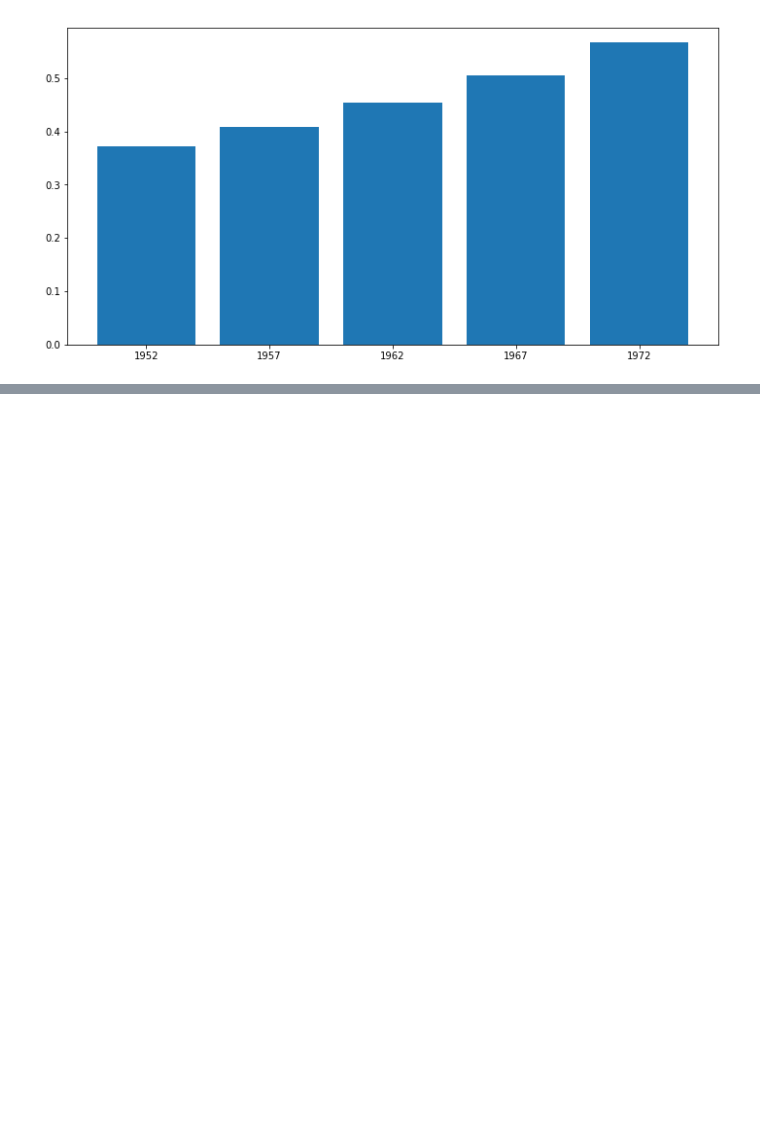
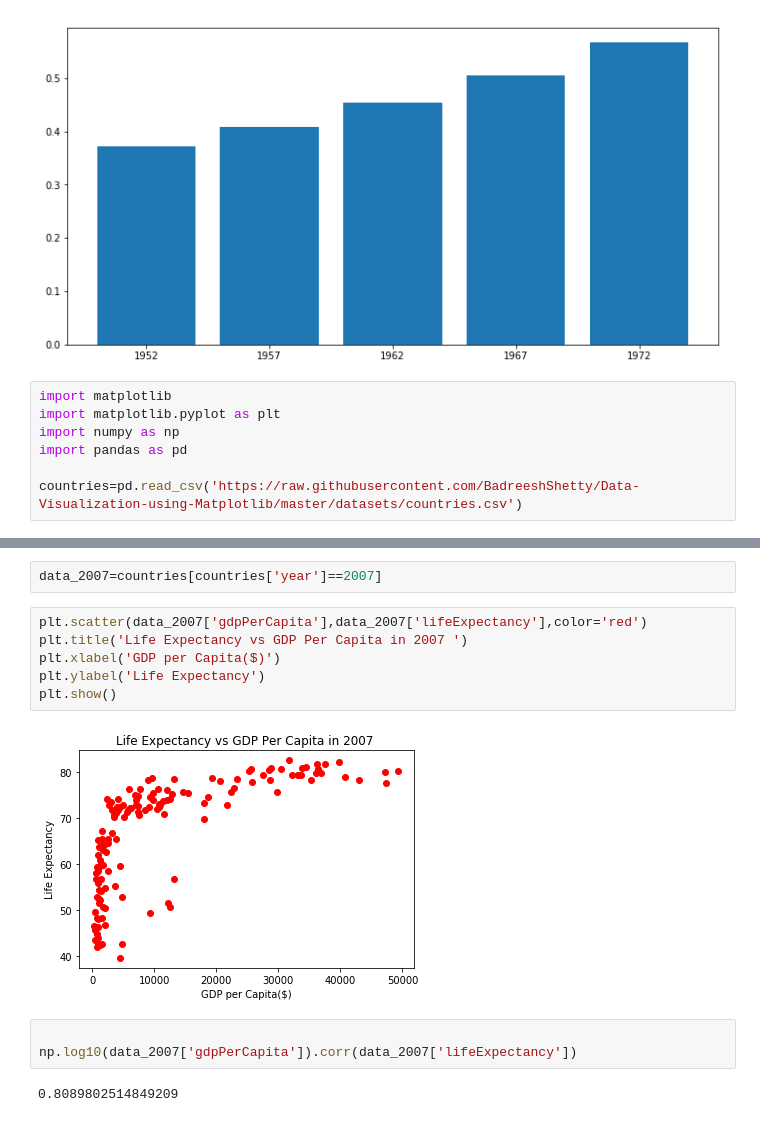
Before and after one commit to krishnasr/pyth-work, a Jupyter notebook: graph.ipynb, the cells around one changed output, grey strips where cells are left out. Drawn from its saved outputs; the diff is of its cells as text; blank space fills up the shorter version.

```diff
--- a/graph.ipynb
+++ b/graph.ipynb
@@ -356,3 +356,10 @@ plt.xticks(x,data_11['year'])
 plt.show()
 # %% [output]
 [figure]
+# %%
+import matplotlib
+import matplotlib.pyplot as plt
+import numpy as np
+import pandas as pd
+
+countries=pd.read_csv('https://raw.githubusercontent.com/BadreeshShetty/Data-Visualization-using-Matplotlib/master/datasets/countries.csv')
@@ -358,0 +375,15 @@ plt.show()
+# %%
+data_2007=countries[countries['year']==2007]
+# %%
+plt.scatter(data_2007['gdpPerCapita'],data_2007['lifeExpectancy'],color='red')
+plt.title('Life Expectancy vs GDP Per Capita in 2007 ')
+plt.xlabel('GDP per Capita($)')
+plt.ylabel('Life Expectancy')
+plt.show()
+# %% [output]
+[figure, added]
+# %%
+
+np.log10(data_2007['gdpPerCapita']).corr(data_2007['lifeExpectancy'])
+# %% [output]
+0.8089802514849209
```
Also changed, not shown: parts of 2 cells of this notebook.
